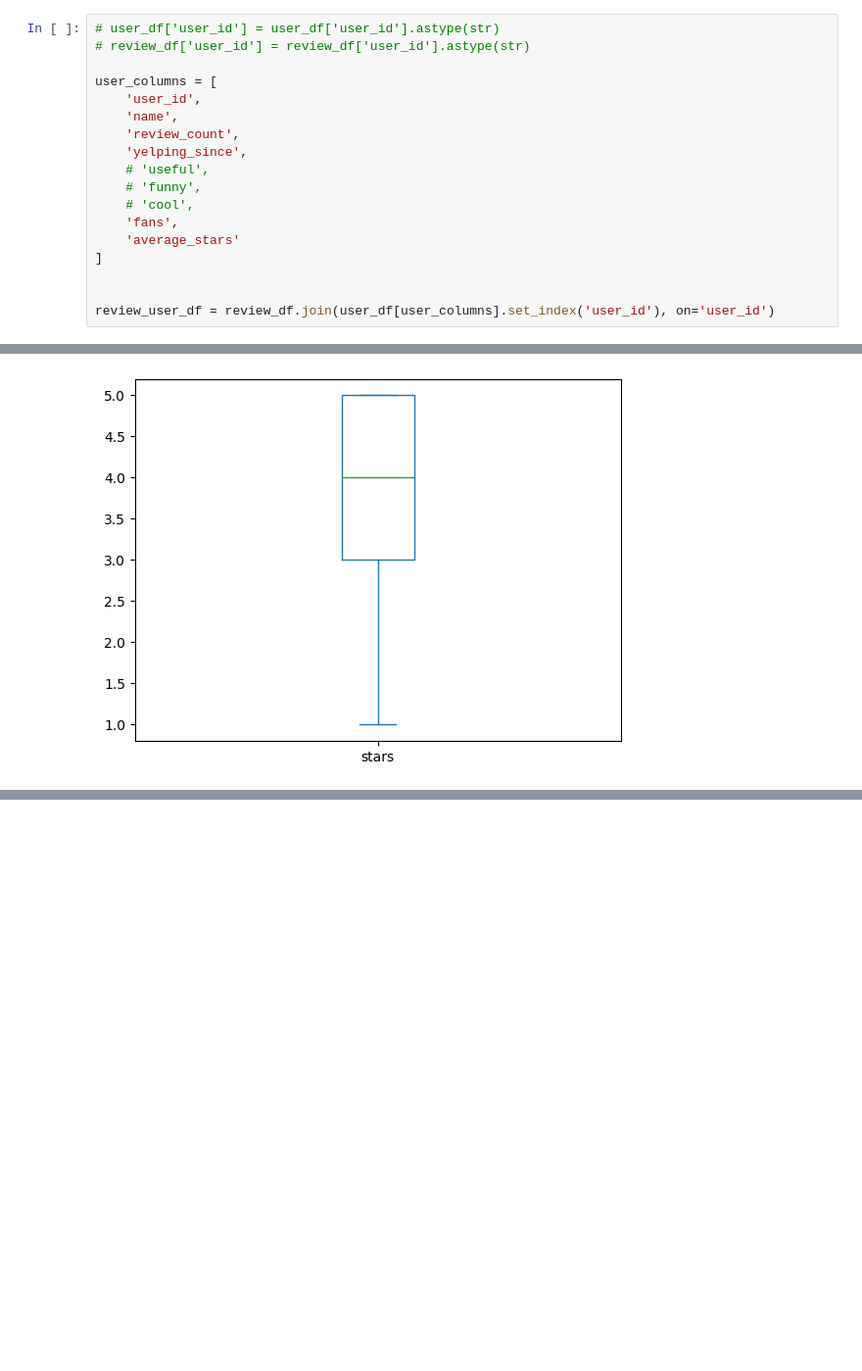
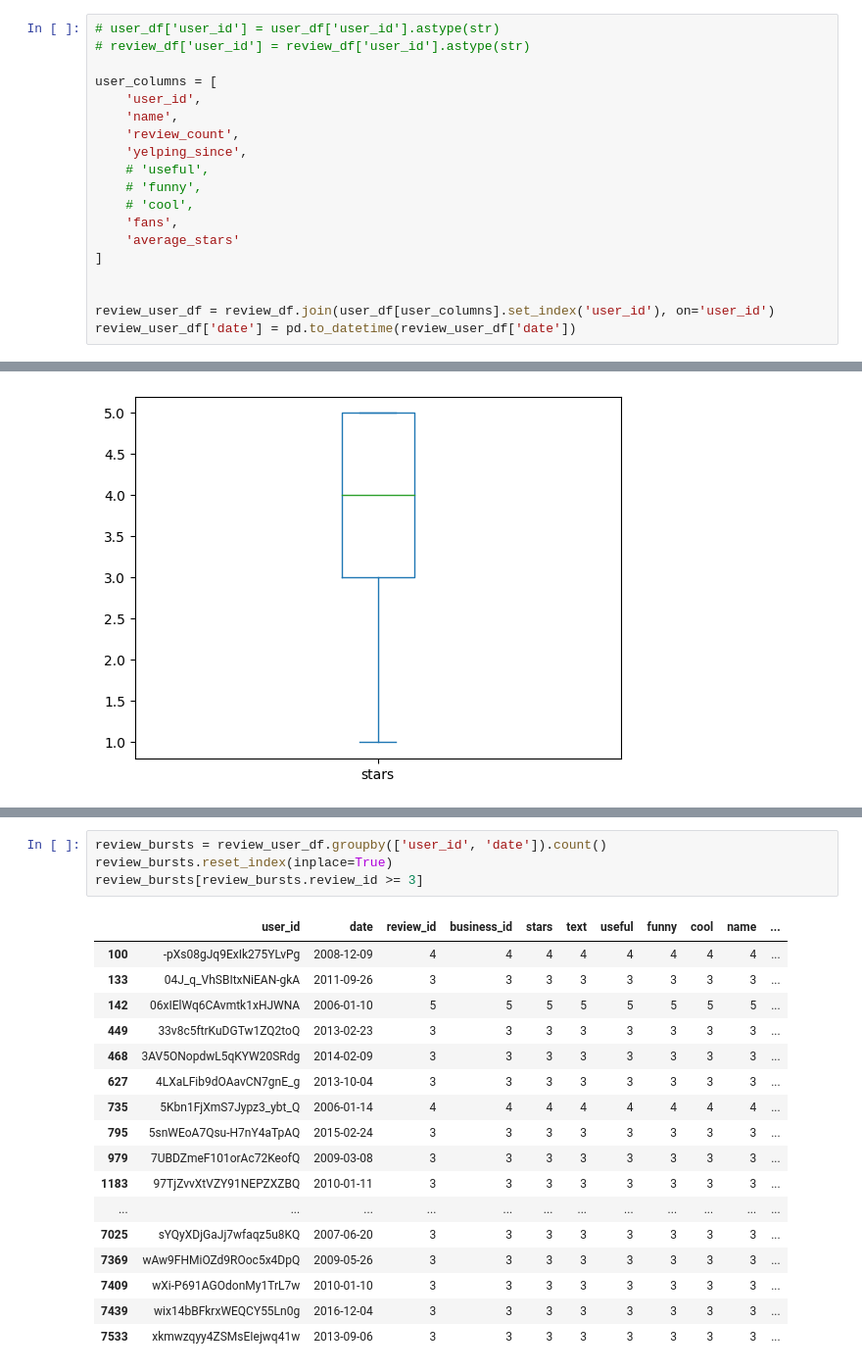
Before and after one commit to askador/data-mining-in-cybersecurity, a Jupyter notebook: data_analysis/quick_data_review/users_reviews.ipynb, the cells around one changed output, grey strips where cells are left out. Shown: that part at 98% size. Saved outputs shown, nothing was run; the diff lists cells and outputs as text; blank space fills up the shorter version.

Commit message:
Added review bursts

```diff
--- a/data_analysis/quick_data_review/users_reviews.ipynb
+++ b/data_analysis/quick_data_review/users_reviews.ipynb
@@ -68,6 +69,7 @@ user_columns = [
 
 
 review_user_df = review_df.join(user_df[user_columns].set_index('user_id'), on='user_id')
+review_user_df['date'] = pd.to_datetime(review_user_df['date'])
 # %%
 review_user_df.info()
 # %% [output]
@@ -103,0 +127,22 @@ review_user_df.groupby('user_id')['stars'].mean().plot(kind='box')
+# %%
+review_bursts = review_user_df.groupby(['user_id', 'date']).count()
+review_bursts.reset_index(inplace=True)
+review_bursts[review_bursts.review_id >= 3]
+# %% [output]
+|  | user_id | date | review_id | business_id | stars | text | useful | funny | cool | name | ... |
+| 100 | -pXs08gJq9ExIk275YLvPg | 2008-12-09 | 4 | 4 | 4 | 4 | 4 | 4 | 4 | 4 | ... |
+| 133 | 04J_q_VhSBItxNiEAN-gkA | 2011-09-26 | 3 | 3 | 3 | 3 | 3 | 3 | 3 | 3 | ... |
+| 142 | 06xIElWq6CAvmtk1xHJWNA | 2006-01-10 | 5 | 5 | 5 | 5 | 5 | 5 | 5 | 5 | ... |
+| 449 | 33v8c5ftrKuDGTw1ZQ2toQ | 2013-02-23 | 3 | 3 | 3 | 3 | 3 | 3 | 3 | 3 | ... |
+| 468 | 3AV5ONopdwL5qKYW20SRdg | 2014-02-09 | 3 | 3 | 3 | 3 | 3 | 3 | 3 | 3 | ... |
+| 627 | 4LXaLFib9dOAavCN7gnE_g | 2013-10-04 | 3 | 3 | 3 | 3 | 3 | 3 | 3 | 3 | ... |
+| 735 | 5Kbn1FjXmS7Jypz3_ybt_Q | 2006-01-14 | 4 | 4 | 4 | 4 | 4 | 4 | 4 | 4 | ... |
+| 795 | 5snWEoA7Qsu-H7nY4aTpAQ | 2015-02-24 | 3 | 3 | 3 | 3 | 3 | 3 | 3 | 3 | ... |
+| 979 | 7UBDZmeF101orAc72KeofQ | 2009-03-08 | 3 | 3 | 3 | 3 | 3 | 3 | 3 | 3 | ... |
+| 1183 | 97TjZvvXtVZY91NEPZXZBQ | 2010-01-11 | 3 | 3 | 3 | 3 | 3 | 3 | 3 | 3 | ... |
+| ... | ... | ... | ... | ... | ... | ... | ... | ... | ... | ... | ... |
+| 7025 | sYQyXDjGaJj7wfaqz5u8KQ | 2007-06-20 | 3 | 3 | 3 | 3 | 3 | 3 | 3 | 3 | ... |
+| 7369 | wAw9FHMiOZd9ROoc5x4DpQ | 2009-05-26 | 3 | 3 | 3 | 3 | 3 | 3 | 3 | 3 | ... |
+| 7409 | wXi-P691AGOdonMy1TrL7w | 2010-01-10 | 3 | 3 | 3 | 3 | 3 | 3 | 3 | 3 | ... |
+| 7439 | wix14bBFkrxWEQCY55Ln0g | 2016-12-04 | 3 | 3 | 3 | 3 | 3 | 3 | 3 | 3 | ... |
+| 7533 | xkmwzqyy4ZSMsEIejwq41w | 2013-09-06 | 3 | 3 | 3 | 3 | 3 | 3 | 3 | 3 | ... |
```
Also changed, not shown: parts of 5 cells of this notebook.
